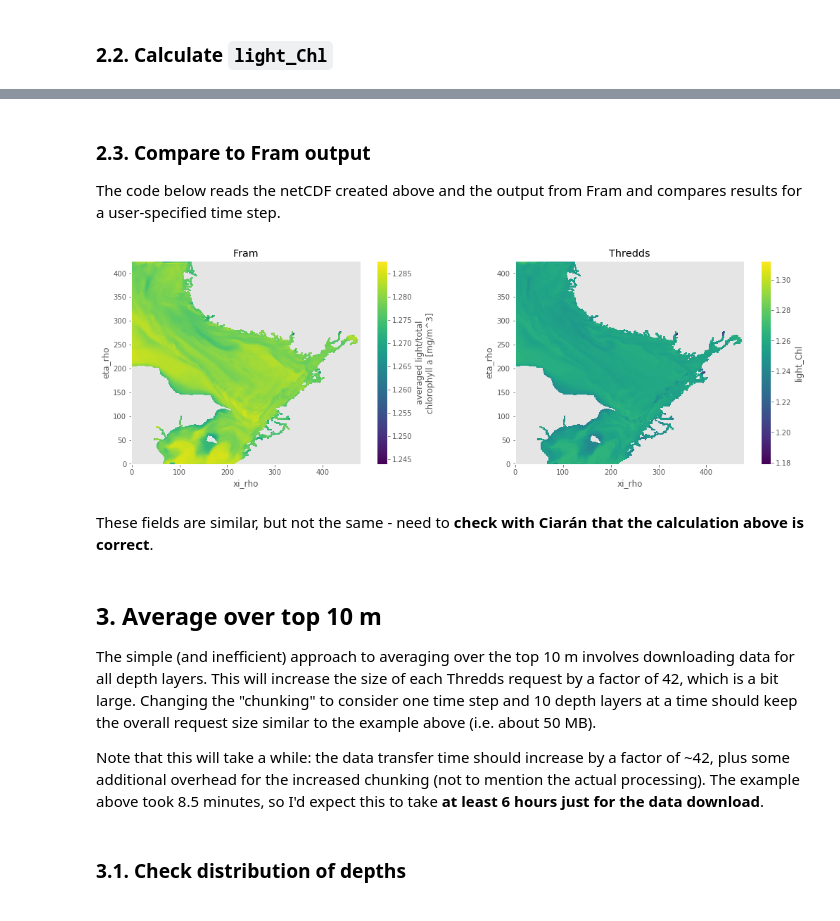
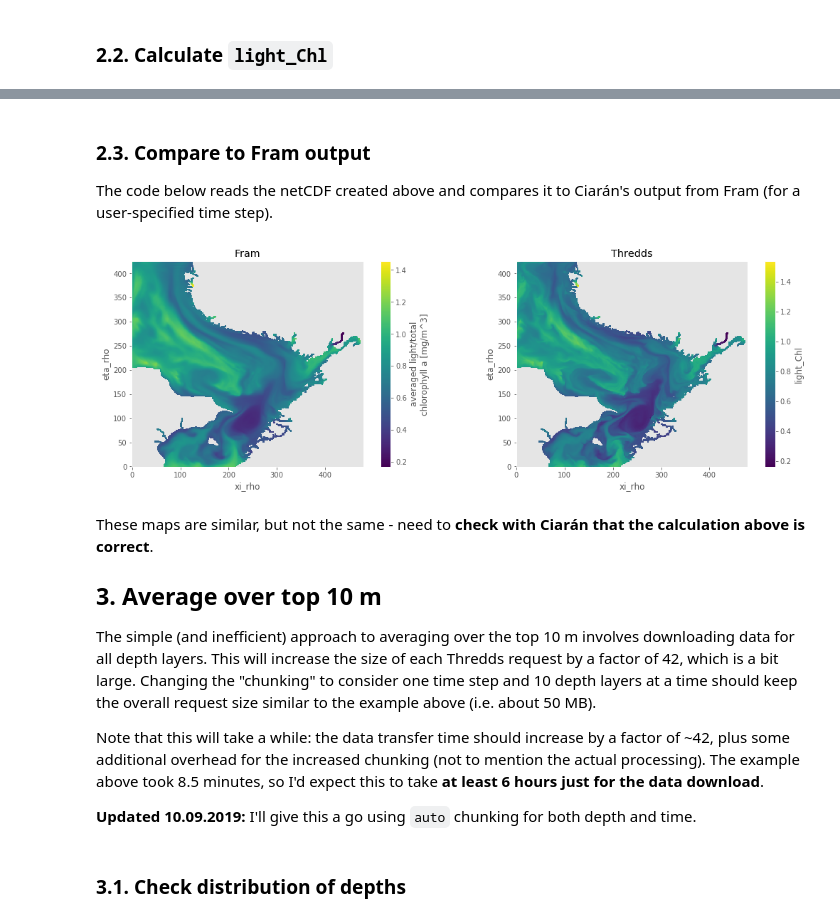
Before and after one commit to NIVANorge/martini-indicator-notebooks, a Jupyter notebook: src/notebooks/CHLa_indicator.ipynb, the cells around one changed output, grey strips where cells are left out. Saved outputs shown, nothing was run; the diff lists cells and outputs as text; code cells hidden in the pictures.

```diff
--- a/src/notebooks/CHLa_indicator.ipynb
+++ b/src/notebooks/CHLa_indicator.ipynb
@@ -117,43 +161,45 @@ Wall time: 8min 21s
 # %% [markdown]
 ### 2.3. Compare to Fram output
 
-The code below reads the netCDF created above and the output from Fram and compares results for a user-specified time step.
+The code below reads the netCDF created above and compares it to Ciarán's output from Fram (for a user-specified time step).
 # %%
 # Date index of interest
-dt_idx = 0
+dt_idx = 180
 
 # Use to adjust colourbar scale. Set to None to use full range of data
 # on each subplot
 vmin, vmax = None, None
 
 # Read data
 orig_nc_path = r'../../../../shared/martini/martini800_v2_Chl_surf.nc'
 out_nc_path = r'../../../../shared/martini/light_chl_surf_test.nc'
 orig_ds = xr.open_dataset(orig_nc_path)
 test_ds = xr.open_dataset(out_nc_path)
 
 # Plot
 fig, axes = plt.subplots(nrows=1, ncols=2, figsize=(15,5))
 for ax in axes:
     ax.set_aspect('equal')
 
-orig_ds['light_Chl'].isel(ocean_time=dt_idx).plot(ax=axes[0], vmin=vmin, vamx=vmax)
-test_ds['light_Chl'].isel(ocean_time=dt_idx).plot(ax=axes[1], vmin=vmin, vamx=vmax)
+orig_ds['light_Chl'].isel(ocean_time=dt_idx).plot(ax=axes[0], vmin=vmin, vmax=vmax)
+test_ds['light_Chl'].isel(ocean_time=dt_idx).plot(ax=axes[1], vmin=vmin, vmax=vmax)
 
 axes[0].set_title('Fram')
 axes[1].set_title('Thredds')
 
 plt.tight_layout()
 # %% [output]
-[figure, old version]
+[figure, new version]
-# %% [markdown]
-These fields are similar, but not the same - need to **check with Ciarán that the calculation above is correct**.
 # %% [markdown]
+These maps are similar, but not the same - need to **check with Ciarán that the calculation above is correct**.
+
 ## 3. Average over top 10 m
 
 The simple (and inefficient) approach to averaging over the top 10 m involves downloading data for all depth layers. This will increase the size of each Thredds request by a factor of 42, which is a bit large. Changing the "chunking" to consider one time step and 10 depth layers at a time should keep the overall request size similar to the example above (i.e. about 50 MB).
 
 Note that this will take a while: the data transfer time should increase by a factor of ~42, plus some additional overhead for the increased chunking (not to mention the actual processing). The example above took 8.5 minutes, so I'd expect this to take **at least 6 hours just for the data download**.
+
+**Updated 10.09.2019:** I'll give this a go using `auto` chunking for both depth and time.
 # %%
 # Read again using chunking
 ds = xr.open_dataset(ncml_path,
```
Also changed, not shown: parts of 18 cells of this notebook.
